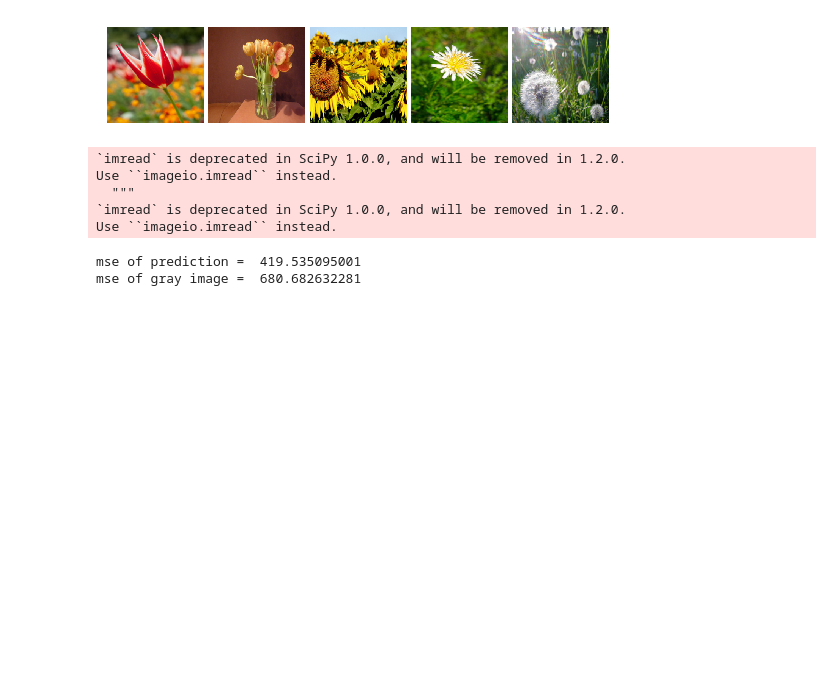
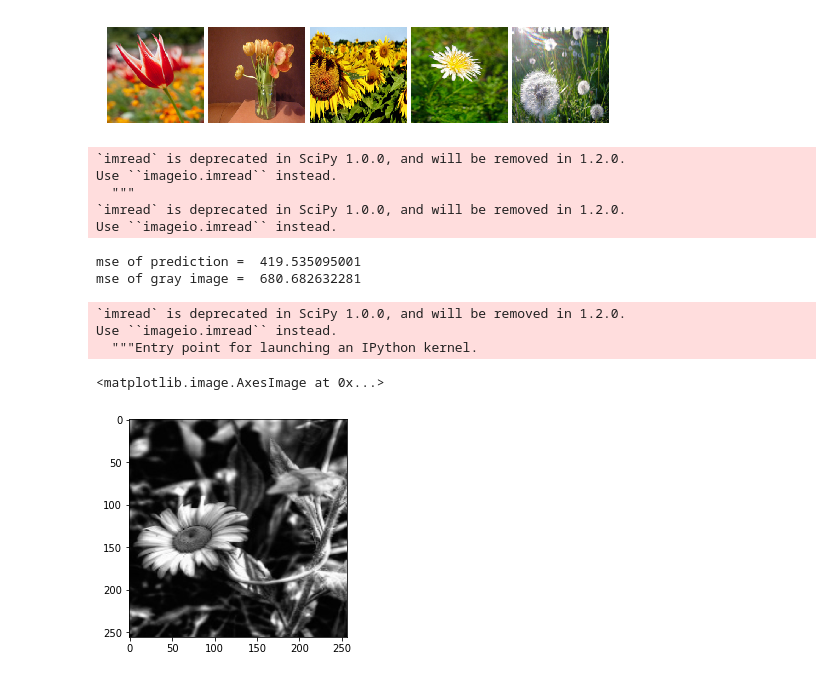
Before and after one commit to zhxy0091/colorization, a Jupyter notebook: compare_image.ipynb, the cells around one changed output. Cells and saved outputs as stored; diff of their text form; code cells hidden in the pictures; blank space fills up the shorter version.

```diff
--- a/compare_image.ipynb
+++ b/compare_image.ipynb
@@ -116,3 +116,14 @@ Use ``imageio.imread`` instead.
 Use ``imageio.imread`` instead.
 mse of prediction =  419.535095001
 mse of gray image =  680.682632281
+# %%
+a = misc.imread(original_images['1'])
+lab_image = color.rgb2lab(a)
+lab_scaled = (lab_image + [0, 128, 128]) / [100, 255, 255]
+plt.imshow(lab_image[:,:,0], cmap = plt.get_cmap('gray'))
+# %% [output]
+`imread` is deprecated in SciPy 1.0.0, and will be removed in 1.2.0.
+Use ``imageio.imread`` instead.
+  """Entry point for launching an IPython kernel.
+<matplotlib.image.AxesImage at 0x...>
+[figure, added]
```
Also changed, not shown: parts of 1 cell of this notebook, 7 other files.
